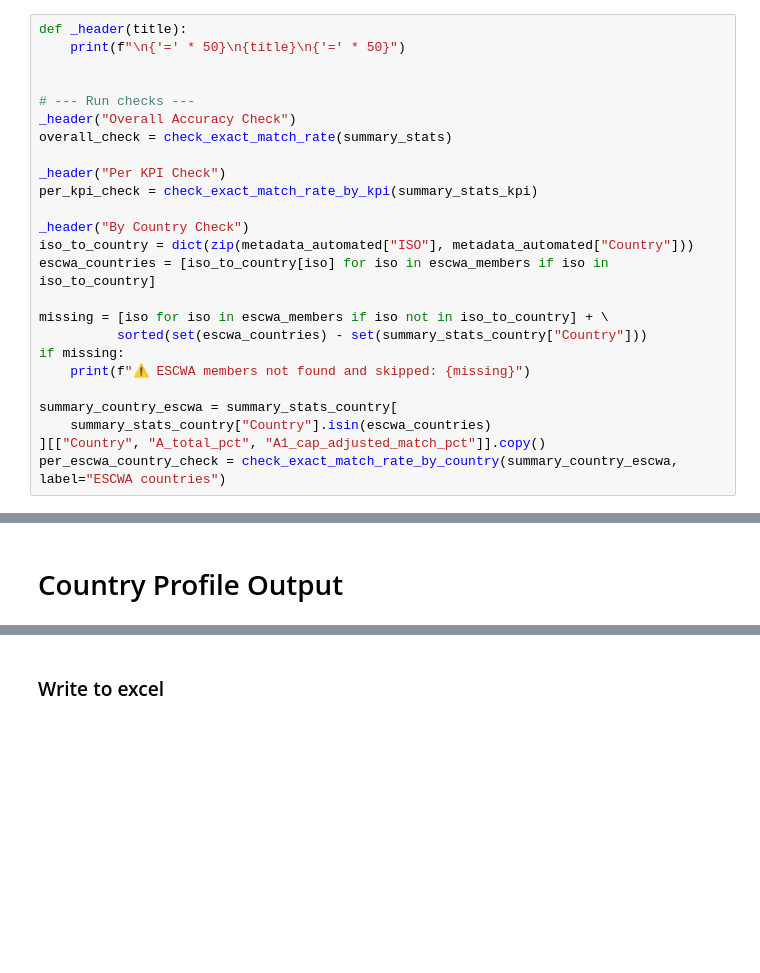
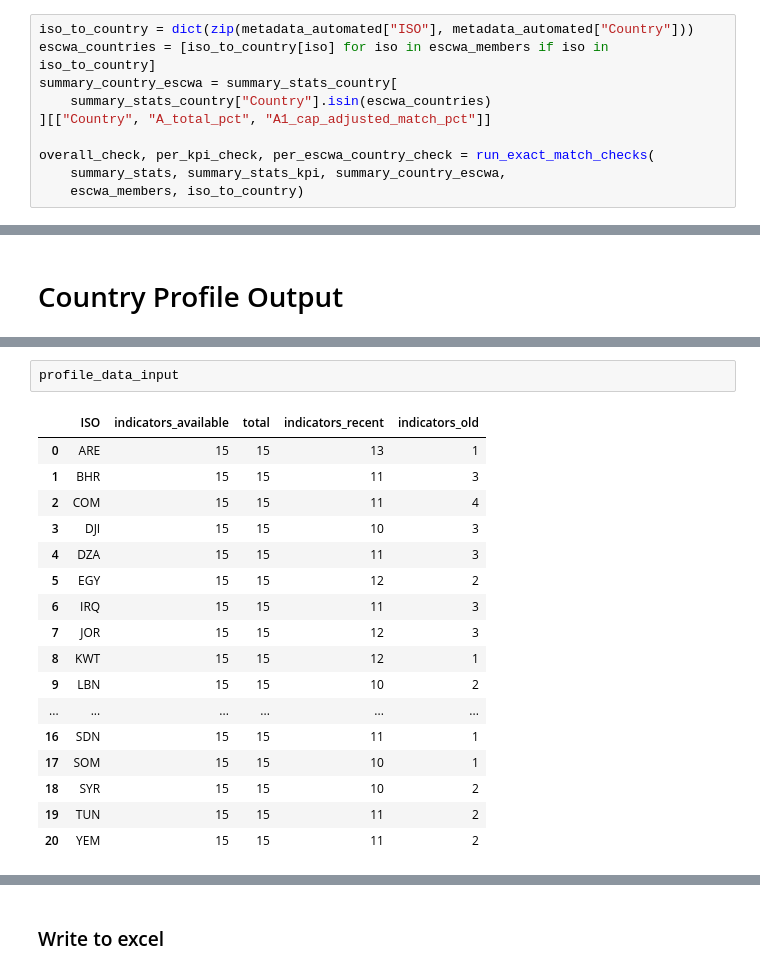
Before and after one commit to apanlili/un, a Jupyter notebook: Data Quality/Metadata Automation.ipynb, the cells around one changed output, grey strips where cells are left out. Cells and saved outputs as stored; diff of their text form; blank space fills up the shorter version.

```diff
--- a/Data Quality/Metadata Automation.ipynb
+++ b/Data Quality/Metadata Automation.ipynb
@@ -612,30 +625,15 @@ summary_stats_country
 # %% [markdown]
 # Data Checks and Flags
 # %%
-def _header(title):
-    print(f"\n{'=' * 50}\n{title}\n{'=' * 50}")
-
-
-# --- Run checks ---
-_header("Overall Accuracy Check")
-overall_check = check_exact_match_rate(summary_stats)
-
-_header("Per KPI Check")
-per_kpi_check = check_exact_match_rate_by_kpi(summary_stats_kpi)
-
-_header("By Country Check")
 iso_to_country = dict(zip(metadata_automated["ISO"], metadata_automated["Country"]))
 escwa_countries = [iso_to_country[iso] for iso in escwa_members if iso in iso_to_country]
-
-missing = [iso for iso in escwa_members if iso not in iso_to_country] + \
-          sorted(set(escwa_countries) - set(summary_stats_country["Country"]))
-if missing:
-    print(f"⚠️ ESCWA members not found and skipped: {missing}")
-
 summary_country_escwa = summary_stats_country[
     summary_stats_country["Country"].isin(escwa_countries)
-][["Country", "A_total_pct", "A1_cap_adjusted_match_pct"]].copy()
-per_escwa_country_check = check_exact_match_rate_by_country(summary_country_escwa, label="ESCWA countries")
+][["Country", "A_total_pct", "A1_cap_adjusted_match_pct"]]
+
+overall_check, per_kpi_check, per_escwa_country_check = run_exact_match_checks(
+    summary_stats, summary_stats_kpi, summary_country_escwa,
+    escwa_members, iso_to_country)
 # %% [output]
 ==================================================
 Overall Accuracy Check
@@ -731,0 +913,20 @@ All 2020 records accounted for.
+# %%
+profile_data_input
+# %% [output]
+|  | ISO | indicators_available | total | indicators_recent | indicators_old |
+| 0 | ARE | 15 | 15 | 13 | 1 |
+| 1 | BHR | 15 | 15 | 11 | 3 |
+| 2 | COM | 15 | 15 | 11 | 4 |
+| 3 | DJI | 15 | 15 | 10 | 3 |
+| 4 | DZA | 15 | 15 | 11 | 3 |
+| 5 | EGY | 15 | 15 | 12 | 2 |
+| 6 | IRQ | 15 | 15 | 11 | 3 |
+| 7 | JOR | 15 | 15 | 12 | 3 |
+| 8 | KWT | 15 | 15 | 12 | 1 |
+| 9 | LBN | 15 | 15 | 10 | 2 |
+| ... | ... | ... | ... | ... | ... |
+| 16 | SDN | 15 | 15 | 11 | 1 |
+| 17 | SOM | 15 | 15 | 10 | 1 |
+| 18 | SYR | 15 | 15 | 10 | 2 |
+| 19 | TUN | 15 | 15 | 11 | 2 |
+| 20 | YEM | 15 | 15 | 11 | 2 |
```
Also changed, not shown: parts of 18 cells of this notebook, 1 other file.
